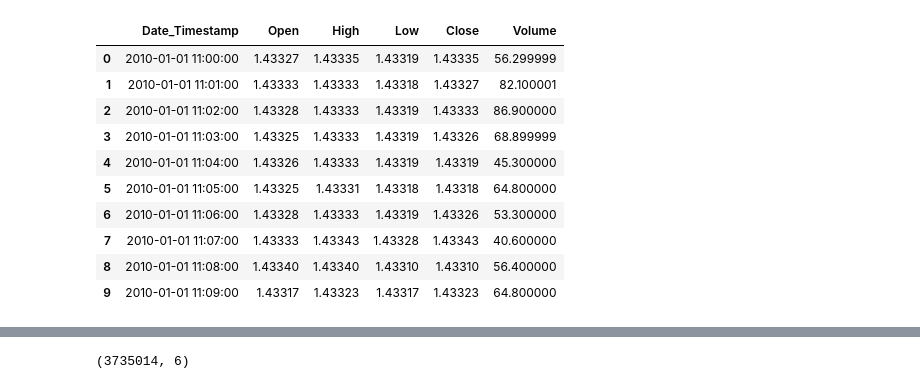
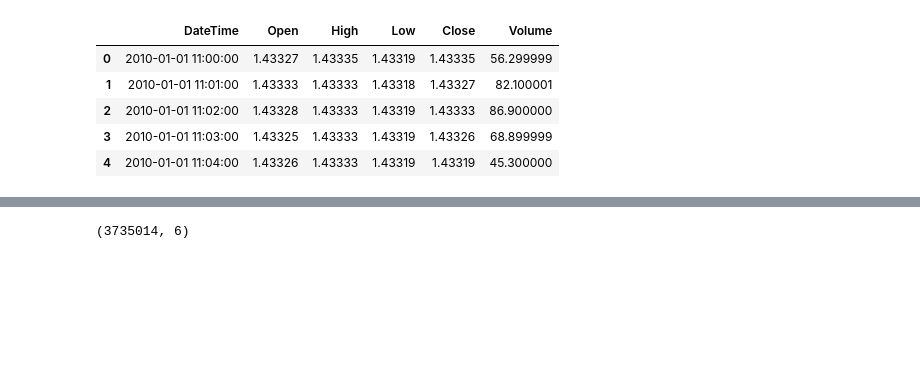
Before and after one commit to Majaalex/PredictiveAnalytics, a Jupyter notebook: Assignment1.ipynb, the cells around one changed output, grey strips where cells are left out. Cells and saved outputs as stored; diff of their text form; code cells hidden in the pictures; blank space fills up the shorter version.

```diff
--- a/Assignment1.ipynb
+++ b/Assignment1.ipynb
@@ -17,22 +17,16 @@ from plotly.offline import download_plotlyjs, init_notebook_mode, plot, iplot
 
 init_notebook_mode(connected=True)
 # %%
-#df = pd.read_csv("EURUSD1m.csv", parse_dates={"DateTime": [0,1]})
-df = pd.read_csv("EURUSD1m.csv", parse_dates=[["Date","Timestamp"]])
+df = pd.read_csv("EURUSD1m.csv", parse_dates={"DateTime": ["Date","Timestamp"]})
 # %%
 end = dt.datetime.now()
 start = end - dt.timedelta(days=5*365)
 # %%
-df.head(10)
+df.head()
 # %% [output]
-|  | Date_Timestamp | Open | High | Low | Close | Volume |
+|  | DateTime | Open | High | Low | Close | Volume |
 | 0 | 2010-01-01 11:00:00 | 1.43327 | 1.43335 | 1.43319 | 1.43335 | 56.299999 |
 | 1 | 2010-01-01 11:01:00 | 1.43333 | 1.43333 | 1.43318 | 1.43327 | 82.100001 |
 | 2 | 2010-01-01 11:02:00 | 1.43328 | 1.43333 | 1.43319 | 1.43333 | 86.900000 |
 | 3 | 2010-01-01 11:03:00 | 1.43325 | 1.43333 | 1.43319 | 1.43326 | 68.899999 |
 | 4 | 2010-01-01 11:04:00 | 1.43326 | 1.43333 | 1.43319 | 1.43319 | 45.300000 |
-| 5 | 2010-01-01 11:05:00 | 1.43325 | 1.43331 | 1.43318 | 1.43318 | 64.800000 |
-| 6 | 2010-01-01 11:06:00 | 1.43328 | 1.43333 | 1.43319 | 1.43326 | 53.300000 |
-| 7 | 2010-01-01 11:07:00 | 1.43333 | 1.43343 | 1.43328 | 1.43343 | 40.600000 |
-| 8 | 2010-01-01 11:08:00 | 1.43340 | 1.43340 | 1.43310 | 1.43310 | 56.400000 |
-| 9 | 2010-01-01 11:09:00 | 1.43317 | 1.43323 | 1.43317 | 1.43323 | 64.800000 |
```
Also changed, not shown: parts of 15 cells of this notebook.
